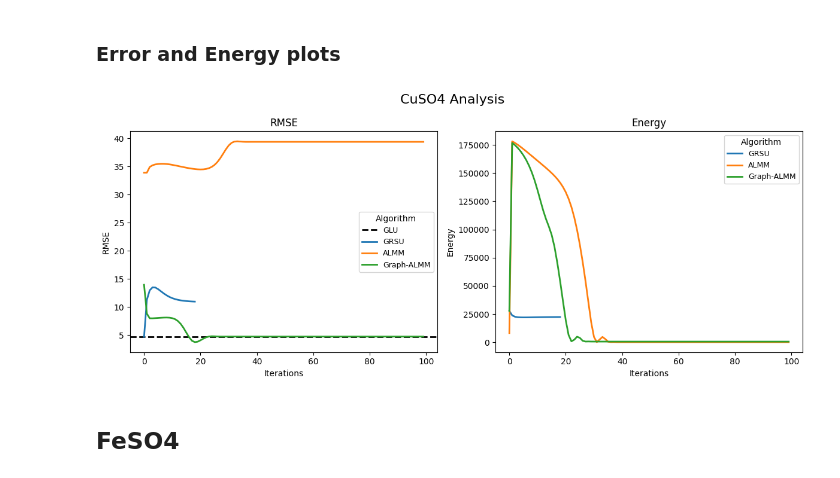
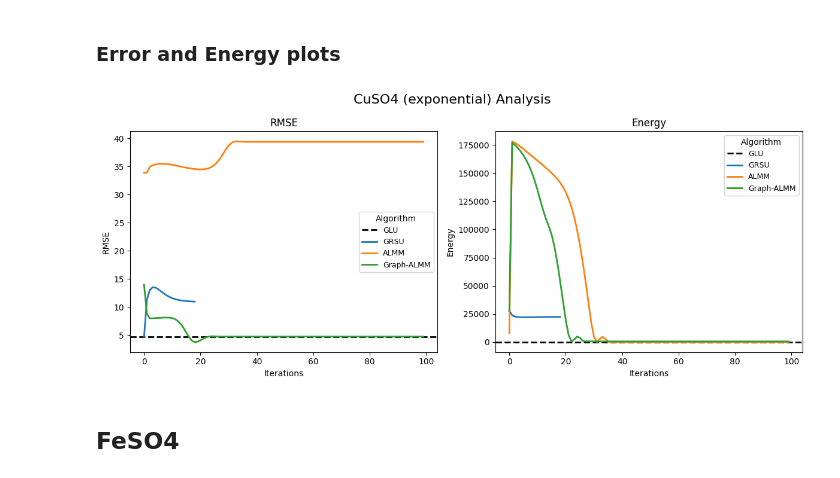
Before and after one commit to mtyler1059/Nearly-Blind-Hyperspectral-Unmixing, a Jupyter notebook: chem_experiments.ipynb, the cells around one changed output. Cells and saved outputs as stored; diff of their text form; code cells hidden in the pictures.

Commit message:
Finished RMSE and energy plots for each dataset, also implemented GLU energy function

```diff
--- a/chem_experiments.ipynb
+++ b/chem_experiments.ipynb
@@ -225,6 +225,13 @@ A_GLU_chem, S_GLU_chem, A_GLU_RMSE_chem, S_GLU_RMSE_chem = run_unmixing_pipeline
                                                                                          print_bool = True, OH_labels = False, GRSU_bool = False,
                                                                                          A_error = False, RMSE_plot = False, Energy_plot = False, title_0 = "GLU on CuSO4 (exponential) Data",
                                                                                          prep = None, array_plots = False)
+
+# Energy
+GLU_chem_energy, __, __, __ = run_unmixing_pipeline_example(X = X_chem, A_gt = A_gt_chem, S_gt = S_gt_chem,
+                                                            N = 1000, iters = iters, alpha = 100.0, lam = 1.0, gamma = 0.01, rho = 0.01, m_0 = 2,
+                                                            print_bool = False, OH_labels = False, GRSU_bool = False,
+                                                            A_error = False, RMSE_plot = False, Energy_plot = False, title_0 = "GLU on CuSO4 (exponential) Data",
+                                                            prep = None, array_plots = True)
 # %% [output]
 Building initial graph for Active Learning...
 Running Active Learning...
@@ -359,6 +366,7 @@ chem_RMSE = [
 ]
 
 chem_energy = [
+    ("GLU", GLU_chem_energy),
     ("GRSU", GRSU_chem_energy),
     ("ALMM", ALMM_chem_energy),
     ("Graph-ALMM", graph_almm_chem_energy),
@@ -366,9 +374,9 @@ chem_energy = [
 # %%
 # Plot
 graph_plotter_multiple(A_error = False, RMSE_plot = True, Energy_plot = True,
-                       A_error_data = [], RMSE_data = chem_RMSE, Energy_data = chem_energy, title_0 = "CuSO4 Analysis")
+                       A_error_data = [], RMSE_data = chem_RMSE, Energy_data = chem_energy, title_0 = "CuSO4 (exponential) Analysis")
 # %% [output]
-[figure, old version]
+[figure, new version]
 # %% [markdown]
 ## FeSO4
 # %% [markdown]
```
Also changed, not shown: parts of 21 cells of this notebook, 1 other file.
